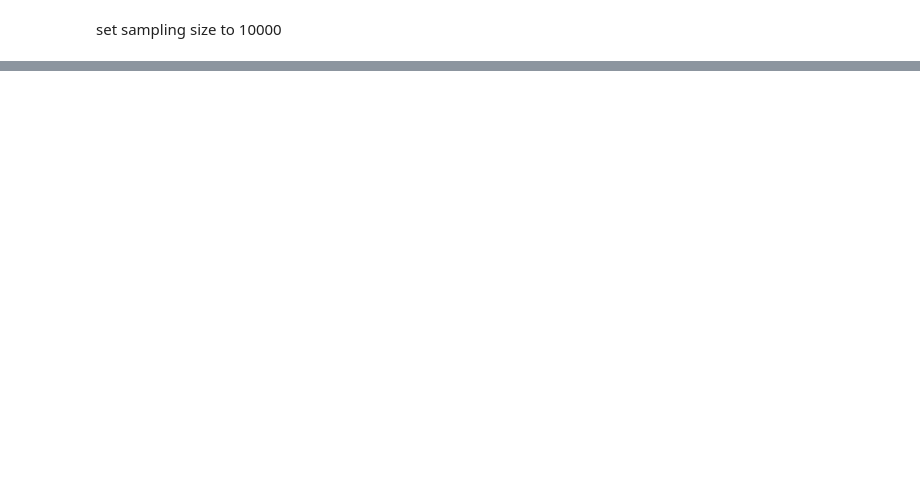
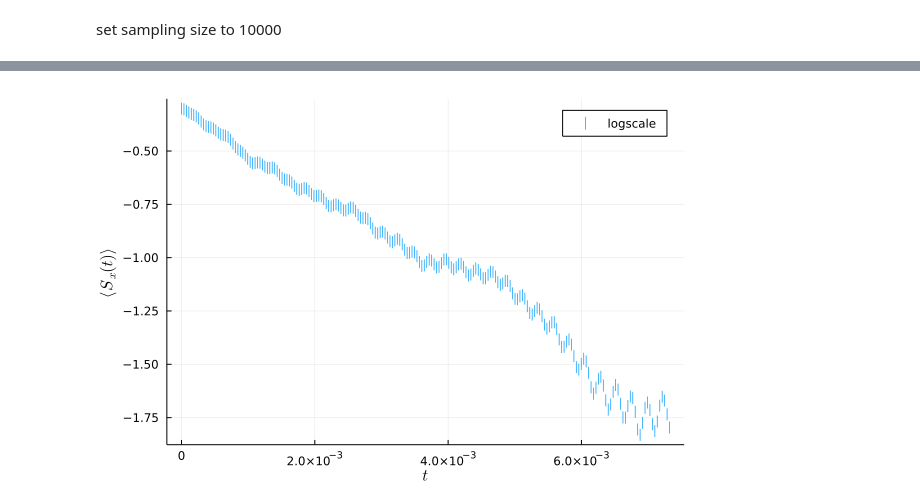
Before and after one commit to EigenSolver/SpinControl.jl, a Jupyter notebook: DrivingDecay.ipynb, the cells around one changed output, grey strips where cells are left out. Saved outputs shown, nothing was run; the diff lists cells and outputs as text; code cells hidden in the pictures; blank space fills up the shorter version.

```diff
--- a/DrivingDecay.ipynb
+++ b/DrivingDecay.ipynb
@@ -92,5 +66,0 @@ plot!(T,moving_average(averaged_f,4),linestyle = :dash, linewidth=3, label="smoo
-# %%
-N=200
-D=rand_bath_dipolar_coefs(N,3);
-T=0:1e-4:2e-2;
-h=2;
@@ -136,15 +106,17 @@ plot!(T,moving_average(averaged_f,3),linestyle = :dash, linewidth=3, label="smoo
 # %%
-cutoff=85
+cutoff=length(T)
 X=T[1:cutoff]
 Y=(averaged_f)[1:cutoff]
 m(t,p)=p[1]*t.+p[2]
 p0=[-1.0,0.0]
 fit = curve_fit(m, X, log10.(Y), p0);
 
 scatter(X,log10.(Y);FID_plot_options...,labels="logscale",
     markershape = :vline,
     markersize = 6,
     markeralpha = 0.9,
 #     markercolor=:red,
 )
 # plot!(X,m(X,fit.param),linestyle=:dash,linewidth=3,label="linear fitting")
+# %% [output]
+[figure, added]
```
Also changed, not shown: parts of 16 cells of this notebook, 3 other files.
